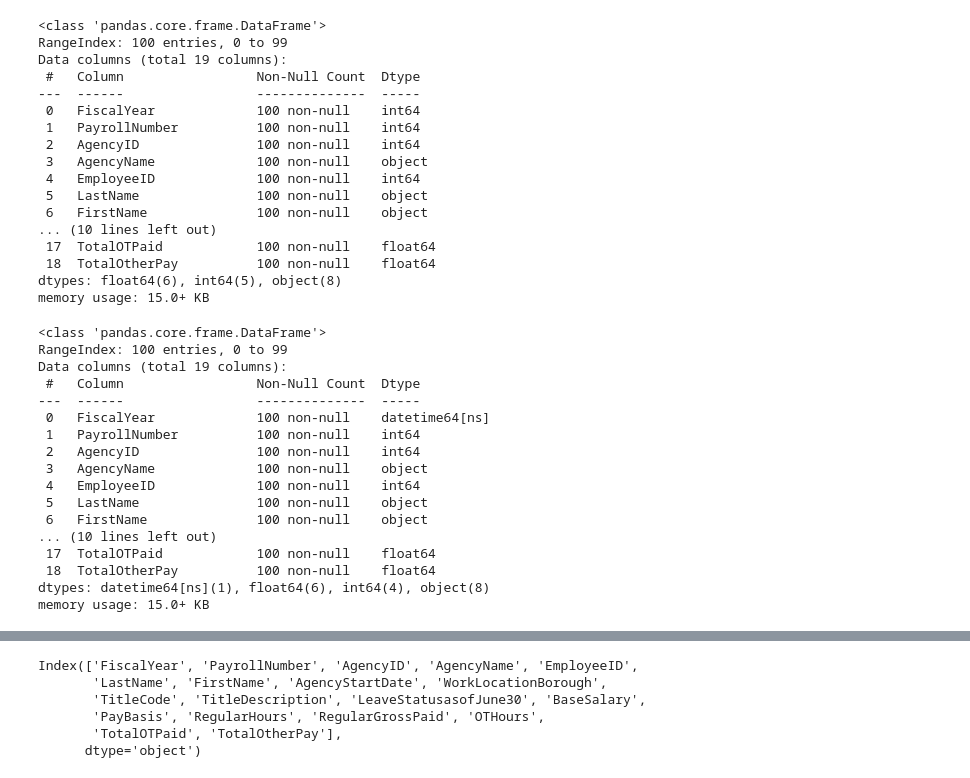
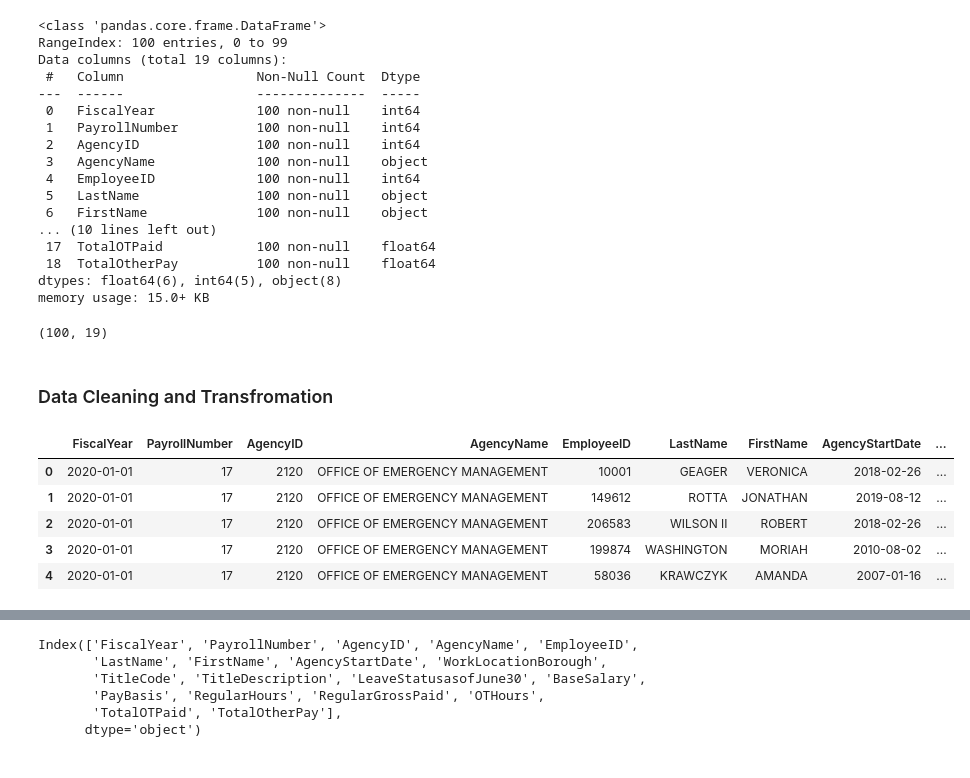
Before and after one commit to yinkatona/My_10Alytics_capstone_project, a Jupyter notebook: capstone_etl.ipynb, the cells around one changed output, grey strips where cells are left out. Drawn from its saved outputs; the diff is of its cells as text; code cells hidden in the pictures.

```diff
--- a/capstone_etl.ipynb
+++ b/capstone_etl.ipynb
@@ -65,26 +68,24 @@ Data columns (total 19 columns):
  18  TotalOtherPay          100 non-null    float64
 dtypes: float64(6), int64(5), object(8)
 memory usage: 15.0+ KB
+# %%
+nycpayroll2020_df.shape
+# %% [output]
+(100, 19)
+# %% [markdown]
+### Data Cleaning and Transfromation
 # %%
  # Converting the FiscalYear to datetime
 nycpayroll2020_df['FiscalYear'] = pd.to_datetime(nycpayroll2020_df['FiscalYear'], format='%Y')
+
+# Converting the AgencyStartDate to datetime
+nycpayroll2020_df['AgencyStartDate'] = pd.to_datetime(nycpayroll2021_df['AgencyStartDate'], format='%m/%d/%Y')
 # %%
-nycpayroll2020_df.info()
+nycpayroll2020_df.head()
 # %% [output]
-<class 'pandas.core.frame.DataFrame'>
-RangeIndex: 100 entries, 0 to 99
-Data columns (total 19 columns):
- #   Column                 Non-Null Count  Dtype
----  ------                 --------------  -----
- 0   FiscalYear             100 non-null    datetime64[ns]
- 1   PayrollNumber          100 non-null    int64
- 2   AgencyID               100 non-null    int64
- 3   AgencyName             100 non-null    object
- 4   EmployeeID             100 non-null    int64
- 5   LastName               100 non-null    object
- 6   FirstName              100 non-null    object
-... (10 lines left out)
- 17  TotalOTPaid            100 non-null    float64
- 18  TotalOtherPay          100 non-null    float64
-dtypes: datetime64[ns](1), float64(6), int64(4), object(8)
-memory usage: 15.0+ KB
+|  | FiscalYear | PayrollNumber | AgencyID | AgencyName | EmployeeID | LastName | FirstName | AgencyStartDate | ... |
+| 0 | 2020-01-01 | 17 | 2120 | OFFICE OF EMERGENCY MANAGEMENT | 10001 | GEAGER | VERONICA | 2018-02-26 | ... |
+| 1 | 2020-01-01 | 17 | 2120 | OFFICE OF EMERGENCY MANAGEMENT | 149612 | ROTTA | JONATHAN | 2019-08-12 | ... |
+| 2 | 2020-01-01 | 17 | 2120 | OFFICE OF EMERGENCY MANAGEMENT | 206583 | WILSON II | ROBERT | 2018-02-26 | ... |
+| 3 | 2020-01-01 | 17 | 2120 | OFFICE OF EMERGENCY MANAGEMENT | 199874 | WASHINGTON | MORIAH | 2010-08-02 | ... |
+| 4 | 2020-01-01 | 17 | 2120 | OFFICE OF EMERGENCY MANAGEMENT | 58036 | KRAWCZYK | AMANDA | 2007-01-16 | ... |
```
Also changed, not shown: parts of 35 cells of this notebook, 11 other files.
